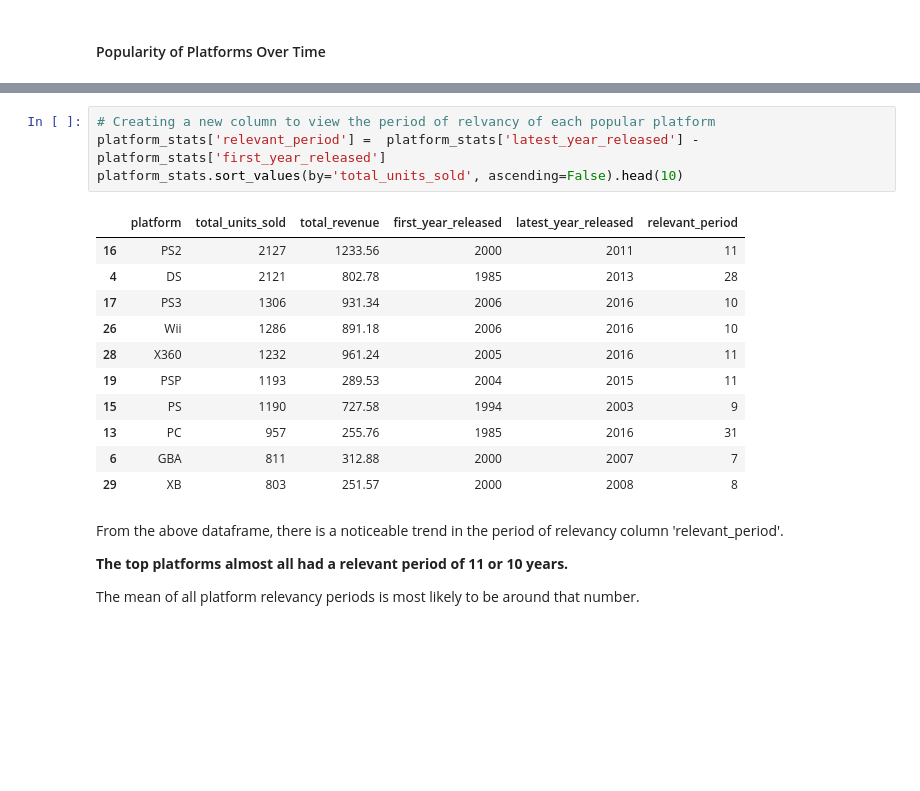
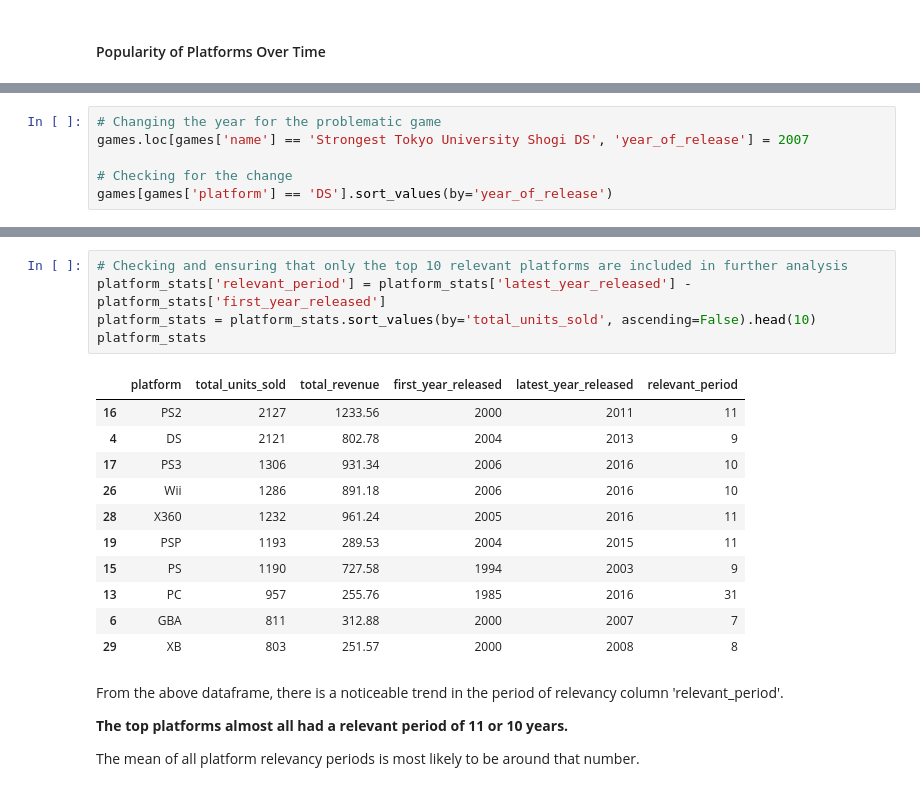
Before and after one commit to angeneris/game-sales-data-case-study, a Jupyter notebook: INP1.ipynb, the cells around one changed output, grey strips where cells are left out. Drawn from its saved outputs; the diff is of its cells as text; blank space fills up the shorter version.

```diff
--- a/INP1.ipynb
+++ b/INP1.ipynb
@@ -316,0 +357,6 @@ This distribution shows a trend towards budget games, or games that didn't bring
+# %%
+# Changing the year for the problematic game
+games.loc[games['name'] == 'Strongest Tokyo University Shogi DS', 'year_of_release'] = 2007
+
+# Checking for the change
+games[games['platform'] == 'DS'].sort_values(by='year_of_release')
@@ -369,11 +432,12 @@ Other noticeable insights:
 # %%
-# Creating a new column to view the period of relvancy of each popular platform
-platform_stats['relevant_period'] =  platform_stats['latest_year_released'] - platform_stats['first_year_released']
-platform_stats.sort_values(by='total_units_sold', ascending=False).head(10)
+# Checking and ensuring that only the top 10 relevant platforms are included in further analysis
+platform_stats['relevant_period'] = platform_stats['latest_year_released'] - platform_stats['first_year_released']
+platform_stats = platform_stats.sort_values(by='total_units_sold', ascending=False).head(10)
+platform_stats
 # %% [output]
 |  | platform | total_units_sold | total_revenue | first_year_released | latest_year_released | relevant_period |
 | 16 | PS2 | 2127 | 1233.56 | 2000 | 2011 | 11 |
-| 4 | DS | 2121 | 802.78 | 1985 | 2013 | 28 |
+| 4 | DS | 2121 | 802.78 | 2004 | 2013 | 9 |
 | 17 | PS3 | 1306 | 931.34 | 2006 | 2016 | 10 |
 | 26 | Wii | 1286 | 891.18 | 2006 | 2016 | 10 |
 | 28 | X360 | 1232 | 961.24 | 2005 | 2016 | 11 |
```
Also changed, not shown: parts of 72 cells of this notebook.
